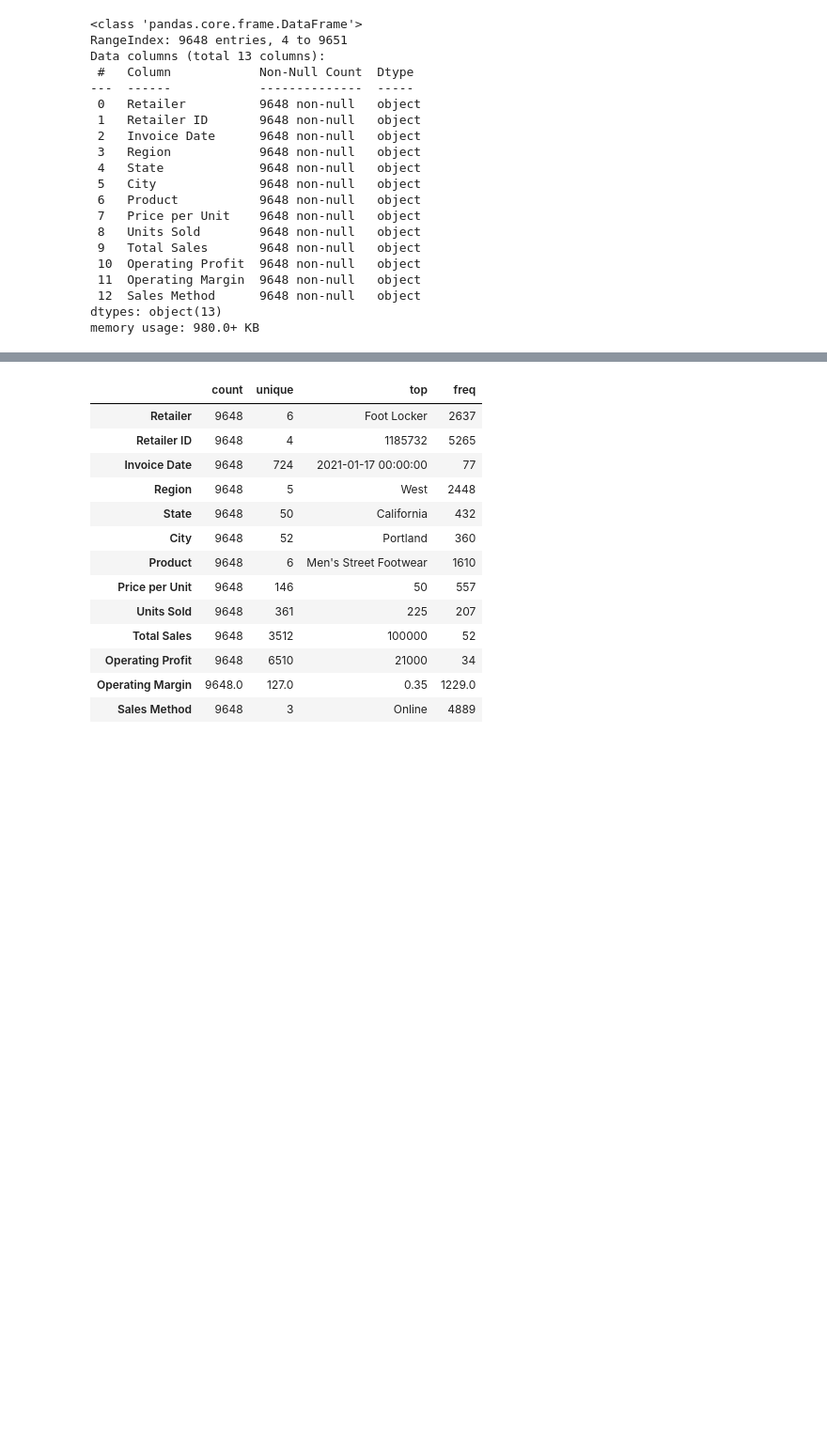
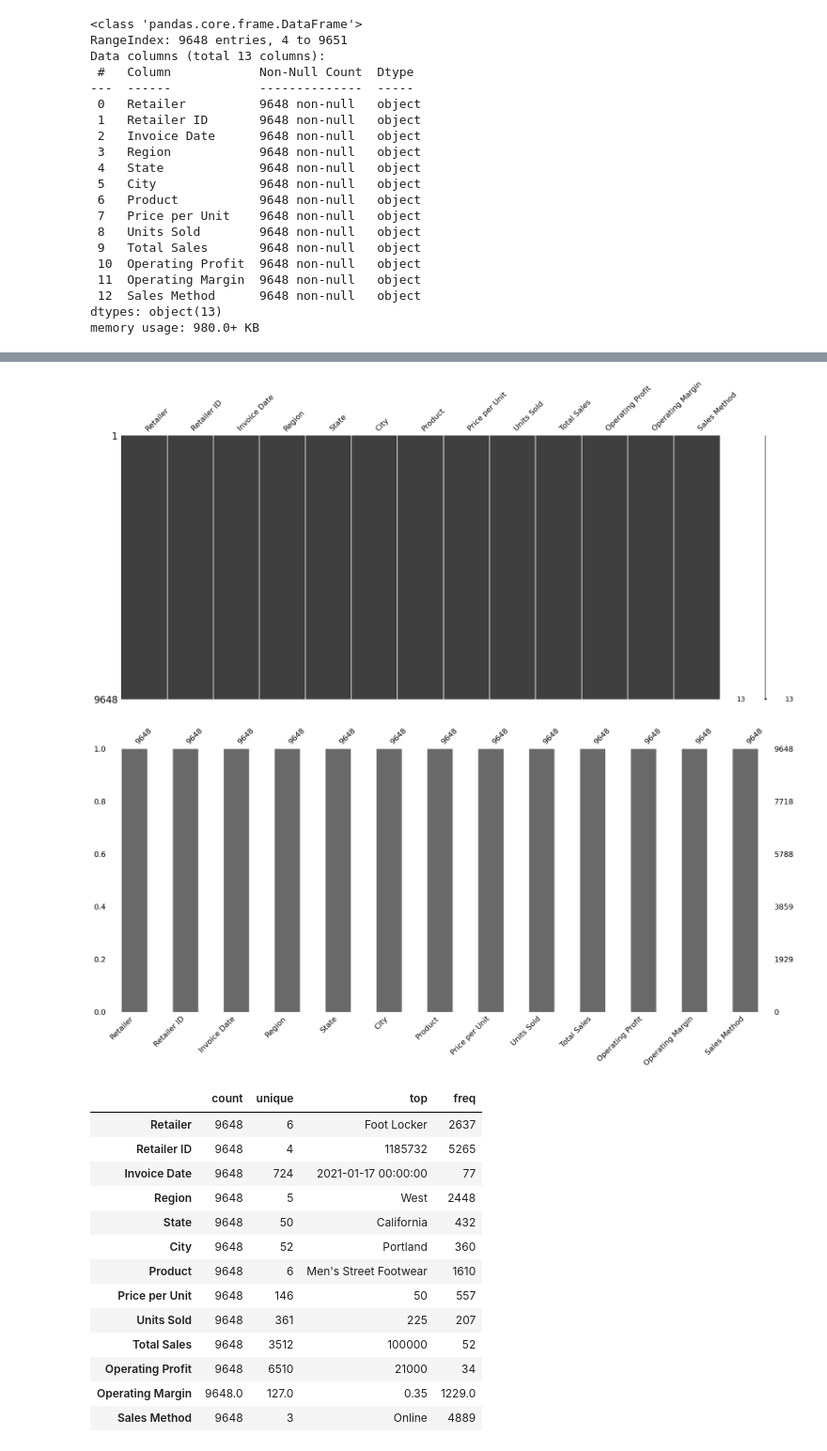
Before and after one commit to Chapa0000/DS2, a Jupyter notebook: PreE_DSII_JRodriguez.ipynb, the cells around one changed output, grey strips where cells are left out. Shown: that part at 94% size. Cells and saved outputs as stored; diff of their text form; code cells hidden in the pictures; blank space fills up the shorter version.

```diff
--- a/PreE_DSII_JRodriguez.ipynb
+++ b/PreE_DSII_JRodriguez.ipynb
@@ -96,0 +120,13 @@ memory usage: 980.0+ KB
+# %%
+import missingno as msno
+
+# Visualizar el mapa de calor de valores faltantes
+msno.matrix(url)
+plt.show()
+
+# Visualizar la barra de valores faltantes
+msno.bar(url)
+plt.show()
+# %% [output]
+[figure, added]
+[figure, added]
```
Also changed, not shown: parts of 13 cells of this notebook.
